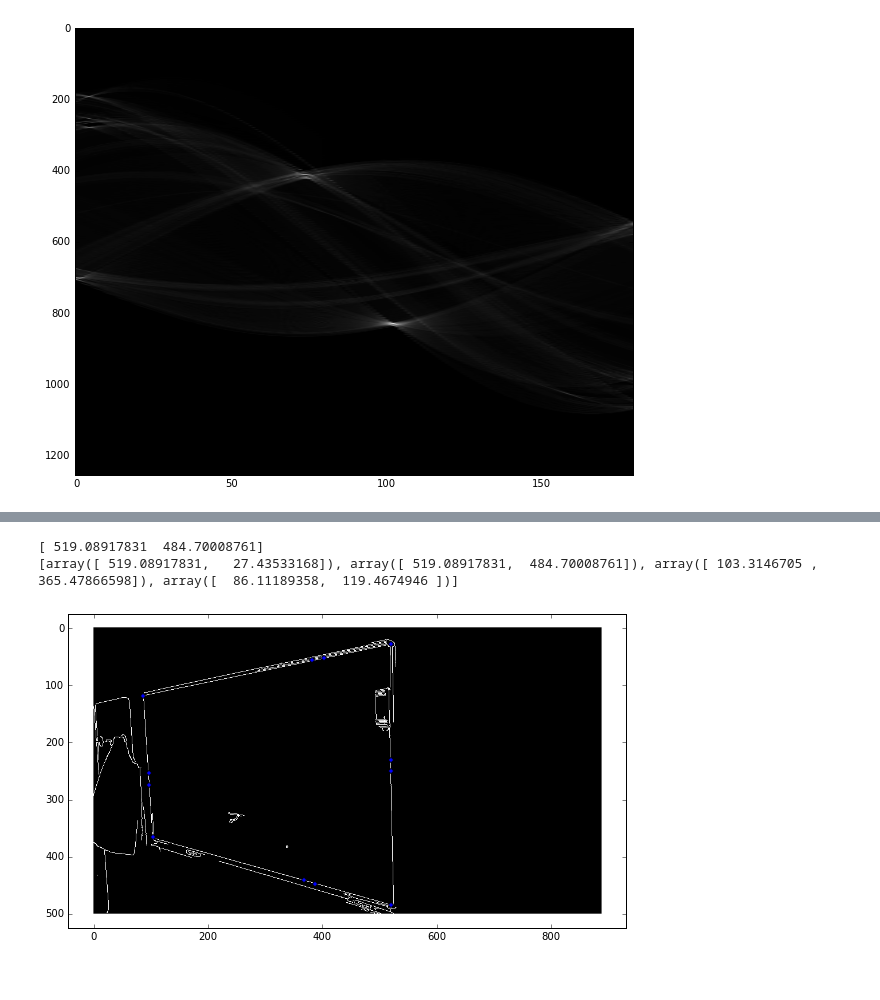
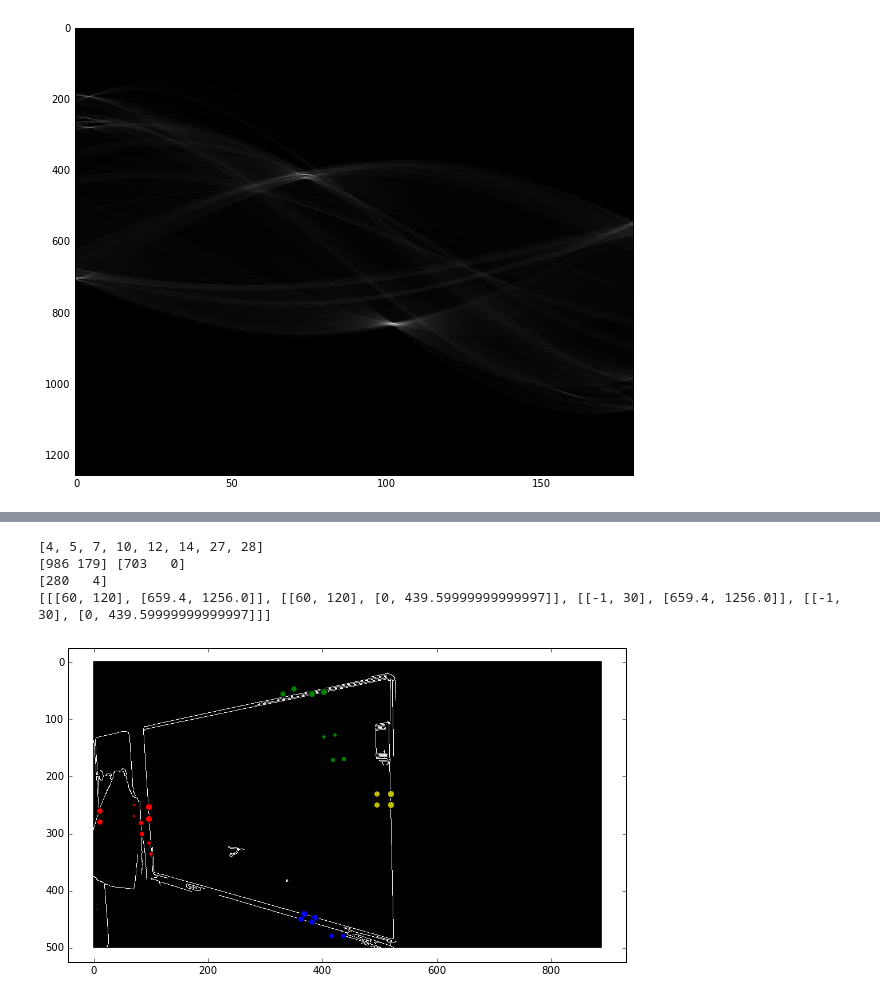
Before and after one commit to oceanofsolaris/whiteboard-diff, a Jupyter notebook: detection_notebook.ipynb, the cells around one changed output, grey strips where cells are left out. Drawn from its saved outputs; the diff is of its cells as text; code cells hidden in the pictures.

Commit message:
Added bucketing for detected lines

```diff
--- a/detection_notebook.ipynb
+++ b/detection_notebook.ipynb
@@ -81,4 +65,4 @@ print(sino_blurred[851,96])
 # %%
 candidates = np.transpose(np.nonzero((sino_flat==sino_blurred)*sinogram))
 vals = [sino_blurred[x,y] for (x,y) in candidates]
-best_candidates = np.argsort(vals)[-10:]
+best_candidates = np.argsort(vals)[-30:]
@@ -176,24 +136,23 @@ def get_corners(lines):
     corners = [find_intersection(lines[ii], lines[(ii+1)%4]) for ii in range(4)]
     return (corners, lines)
-# %%
-#Lets filter the candidate lines to get some that we can use as blackboard outlines
-cands = [candidates[best_candidates[-ii],:] for ii in [1,2,3,5] ]
-ls = [sino_to_point(angle,offset, edged_auto.shape) for (offset, angle) in cands]
-inters = [find_intersection(ls[0], l) for l in ls[1:]]
-plt.imshow(edged_auto, cmap=plt.cm.Greys_r)
-for l in ls:
-    plt.scatter([l[0][0], l[1][0]],[l[0][1], l[1][1]])
-max_x = edged_auto.shape[0]
-max_y = edged_auto.shape[1]
-(corners, ordered_ls) = get_corners(ls)
-print(corners)
-for c in corners:
-    plt.scatter([c[0]], [c[1]])
-for inter in inters:
-    if inter[0] > 0 and inter[0] < max_y and inter[1] > 0 and inter[1] < max_x:
-        pass
-        #plt.scatter([inter[0],],[inter[1],])
-# %% [output]
-[ 519.08917831  484.70008761]
-[array([ 519.08917831,   27.43533168]), array([ 519.08917831,  484.70008761]), array([ 103.3146705 ,  365.47866598]), array([  86.11189358,  119.4674946 ])]
-[figure, removed]
+# %%
+max_offset = sinogram.shape[0]
+middle=max_offset/2
+
+def in_bucket(coords, bucket_size):
+    x_min = bucket_size[0][0]
+    x_max = bucket_size[0][1]
+    y_min = bucket_size[1][0]
+    y_max = bucket_size[1][1]
+    y_match = coords[0] < y_max and coords[0] > y_min
+    x_match = coords[1] < x_max and coords[1] > x_min if x_min < x_max else \
+         not (coords[1] > x_max and coords[1] < x_min)
+    return x_match and y_match
+
+def into_buckets(coord_list, bucket_sizes):
+    buckets=[[]]*4
+    for (ii,c) in enumerate(coord_list):
+        for (jj,b) in enumerate(bucket_sizes):
+            if in_bucket(c,b):
+                buckets[jj] = buckets[jj] + [ii]
+    return buckets
@@ -199,0 +190,27 @@ for inter in inters:
+# %%
+candidate_lines = candidates[best_candidates[::-1],:]
+plt.imshow(edged_auto, cmap=plt.cm.Greys_r)
+
+bucket_areas=[[[60,120],[middle*1.05,middle*2]],
+              [[60,120],[0,middle*0.7]],
+              [[-1,30],[middle*1.05,middle*2]],
+              [[-1,30],[0,middle*0.7]]]
+bucket_contents = into_buckets(candidate_lines, bucket_areas)
+
+plt.imshow(edged_auto, cmap=plt.cm.Greys_r)
+colors = ['g','b','y','r']
+for jj in range(4):
+    for (mm,c) in enumerate([candidate_lines[ii] for ii in bucket_contents[jj]]):
+        (o,a) = c
+        (p,p_v) = sino_to_point(a, o, edged_auto.shape)
+        plt.scatter([p[0],p_v[0]],[p[1],p_v[1]],c=colors[jj],s=max(50-mm*10,0))
+print(bucket_contents[3])
+print(candidate_lines[9],candidate_lines[1])
+print(candidate_lines[4])
+print(bucket_areas)
+# %% [output]
+[4, 5, 7, 10, 12, 14, 27, 28]
+[986 179] [703   0]
+[280   4]
+[[[60, 120], [659.4, 1256.0]], [[60, 120], [0, 439.59999999999997]], [[-1, 30], [659.4, 1256.0]], [[-1, 30], [0, 439.59999999999997]]]
+[figure, added]
```
Also changed, not shown: parts of 9 cells of this notebook.
